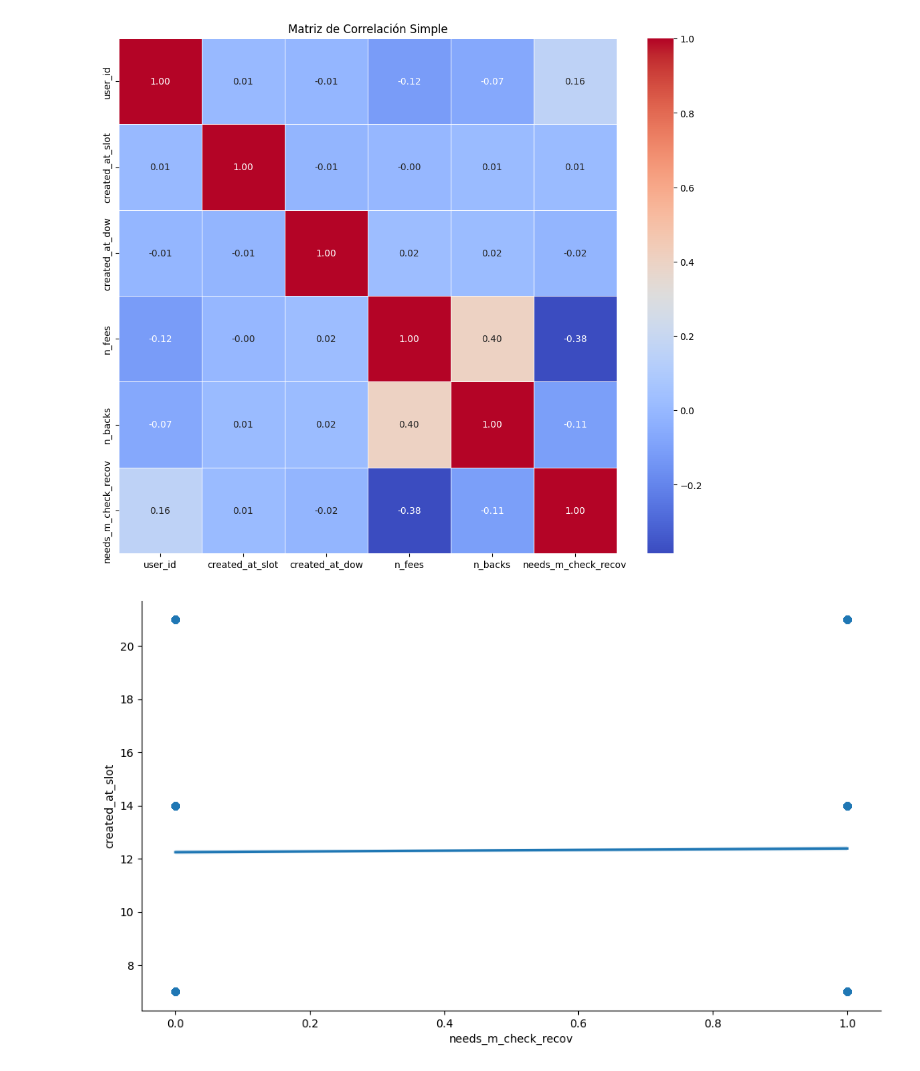
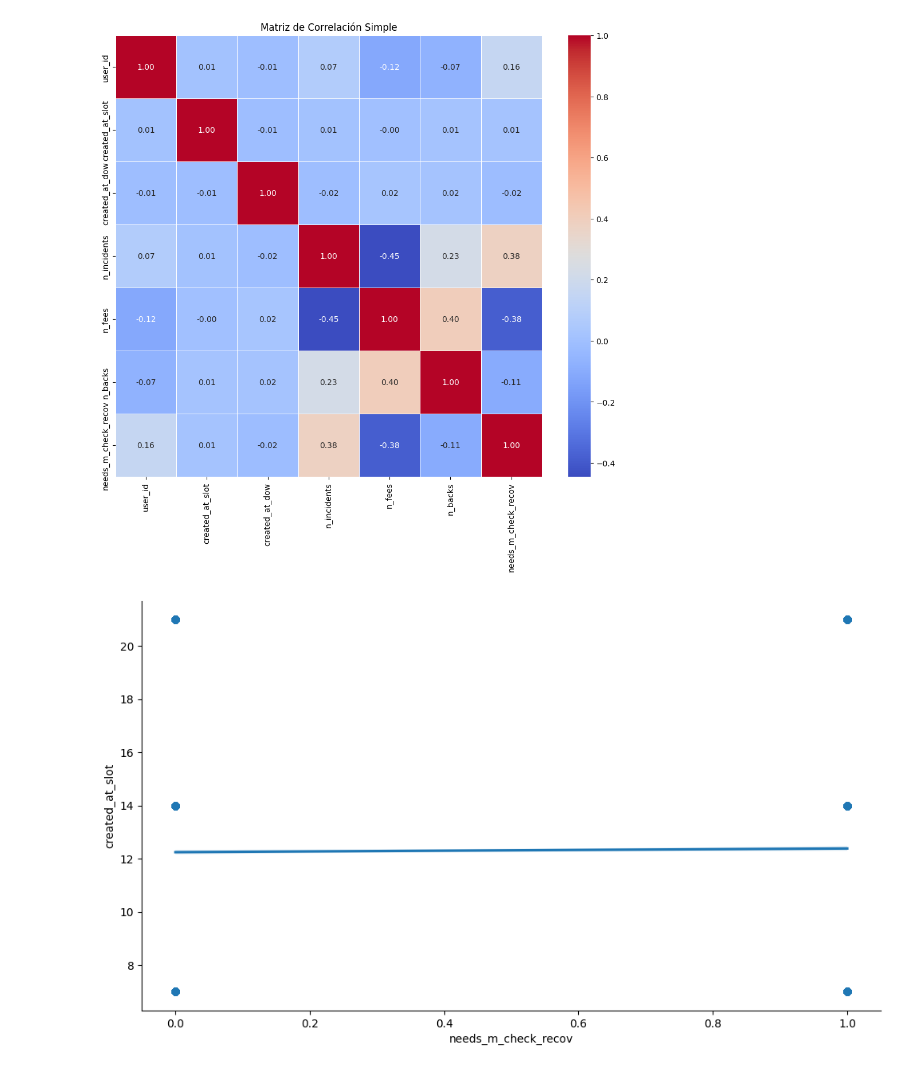
Before and after one commit to Data-Science-Pasta-Loca/ProyectoPastaLoca2, a Jupyter notebook: Alba/modelo.ipynb, the cells around one changed output. Saved outputs shown, nothing was run; the diff lists cells and outputs as text; code cells hidden in the pictures.

```diff
--- a/Alba/modelo.ipynb
+++ b/Alba/modelo.ipynb
@@ -100,20 +100,20 @@ plt.show()
 # %%
 # Lista de columnas que deseas seleccionar
-columnas_deseadas = ['user_id', 'created_at_slot', 'created_at_dow' , 'n_fees', 'n_backs', 'needs_m_check_recov']
+columnas_deseadas = ['user_id', 'created_at_slot', 'created_at_dow' , 'n_incidents','n_fees', 'n_backs', 'needs_m_check_recov']
 
 # Crear un nuevo DataFrame con esas columnas
 df_simpl = df_jo_cp[columnas_deseadas]
 
 # Calcular la matriz de correlación
 m_corr_simpl = df_simpl.corr()
 
 # Visualizar la matriz de correlación
 plt.figure(figsize=(12, 10))
 sns.heatmap(m_corr_simpl, annot=True, cmap='coolwarm', fmt='.2f', linewidths=0.5)
 plt.title('Matriz de Correlación Simple')
 plt.show()
 # %% [output]
-[figure, old version]
+[figure, new version]
 # %%
 # Visualización de la relación entre variables de 2 a 2
 g = sns.lmplot(x="needs_m_check_recov", y="created_at_slot", data=df_simpl, aspect=2);
```
Also changed, not shown: parts of 10 cells of this notebook, 2 other files.
